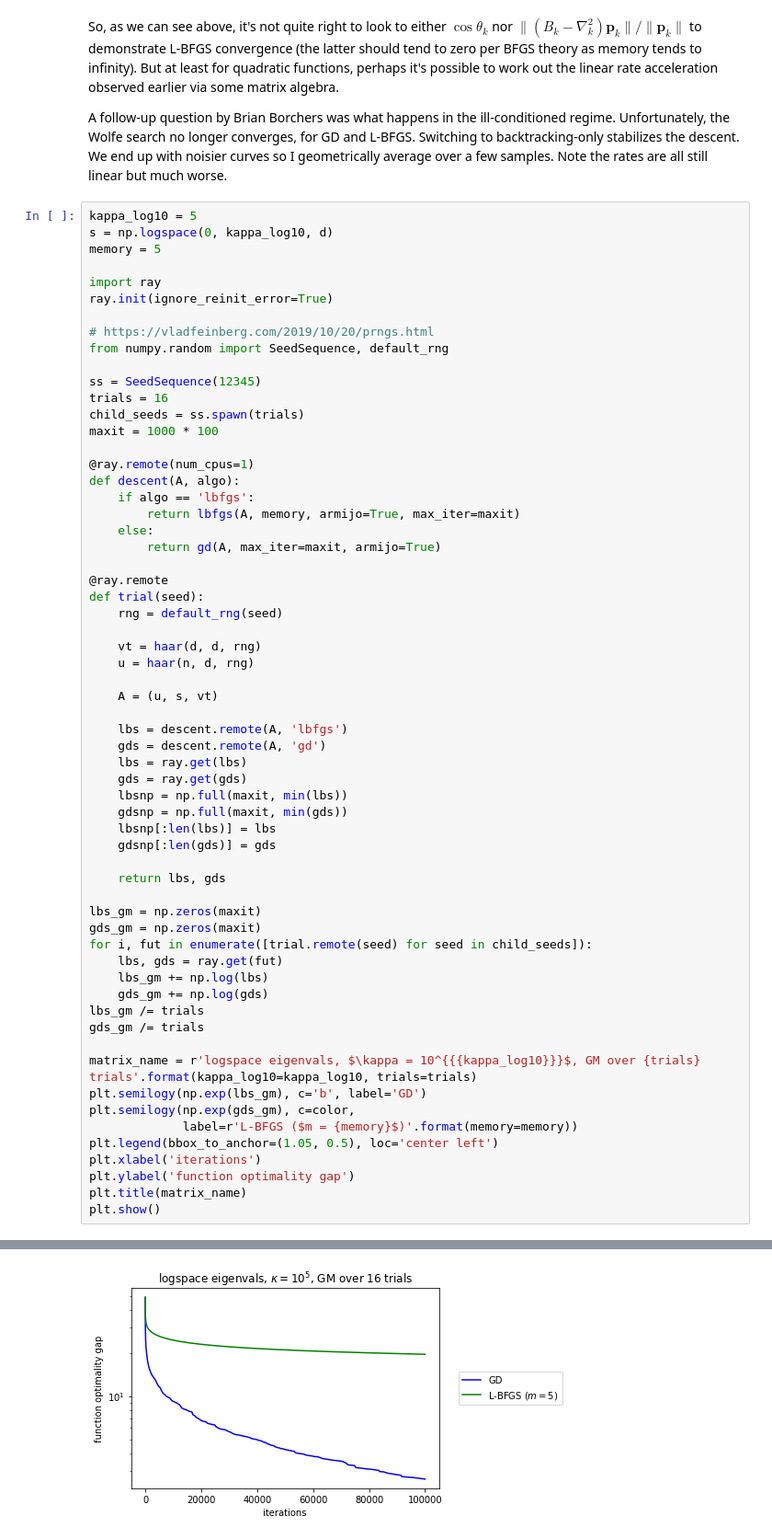
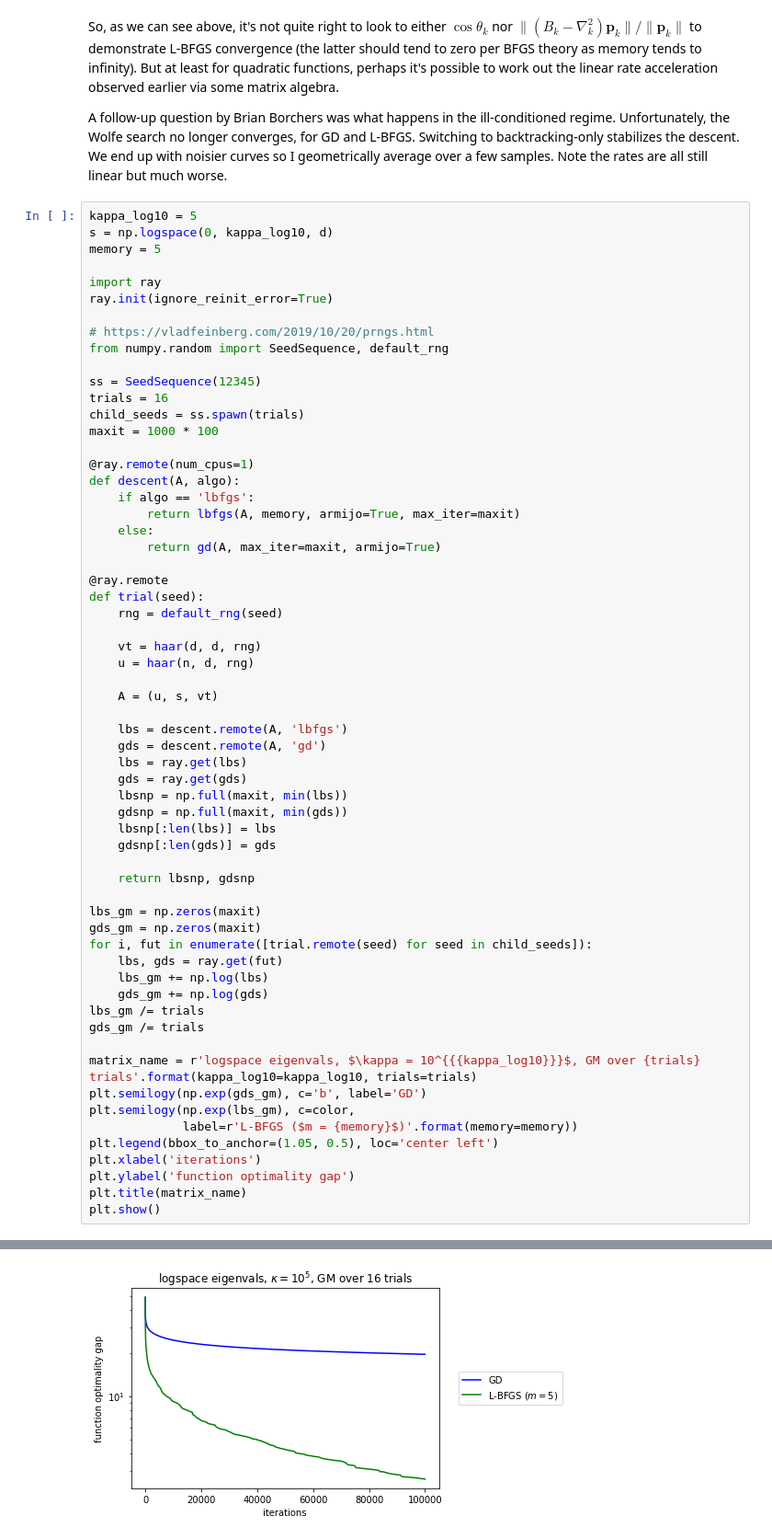
Before and after one commit to vlad17/vlad17.github.io, a Jupyter notebook: assets/2020-11-01-lbfgs-vs-gd.ipynb, the cells around one changed output, grey strips where cells are left out. Shown: that part at 92% size. Saved outputs shown, nothing was run; the diff lists cells and outputs as text.

```diff
--- a/assets/2020-11-01-lbfgs-vs-gd.ipynb
+++ b/assets/2020-11-01-lbfgs-vs-gd.ipynb
@@ -407,7 +407,7 @@ def trial(seed):
     lbsnp[:len(lbs)] = lbs
     gdsnp[:len(gds)] = gds
 
-    return lbs, gds
+    return lbsnp, gdsnp
 
 lbs_gm = np.zeros(maxit)
 gds_gm = np.zeros(maxit)
@@ -419,8 +419,8 @@ lbs_gm /= trials
 gds_gm /= trials
 
 matrix_name = r'logspace eigenvals, $\kappa = 10^{{{kappa_log10}}}$, GM over {trials} trials'.format(kappa_log10=kappa_log10, trials=trials)
-plt.semilogy(np.exp(lbs_gm), c='b', label='GD')
-plt.semilogy(np.exp(gds_gm), c=color,
+plt.semilogy(np.exp(gds_gm), c='b', label='GD')
+plt.semilogy(np.exp(lbs_gm), c=color,
              label=r'L-BFGS ($m = {memory}$)'.format(memory=memory))
 plt.legend(bbox_to_anchor=(1.05, 0.5), loc='center left')
 plt.xlabel('iterations')
@@ -434 +432 @@ plt.show()
-[figure, old version]
+[figure, new version]
```
Also changed, not shown: parts of 1 cell of this notebook, 2 other files.
